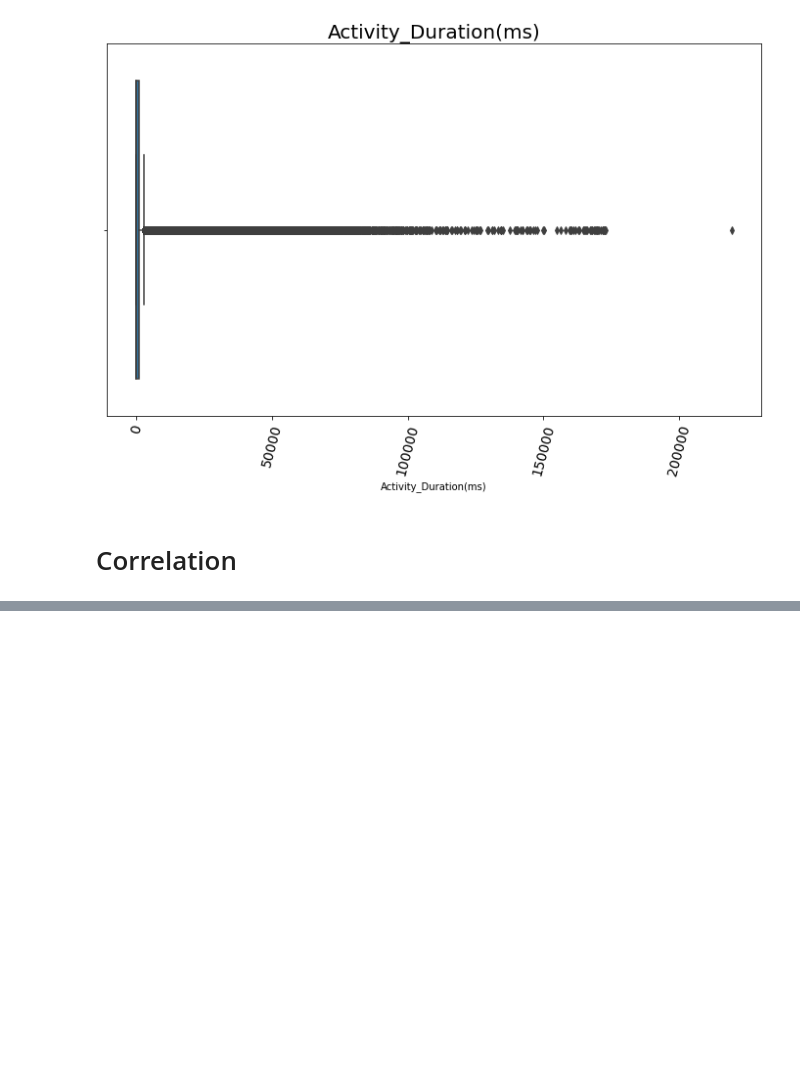
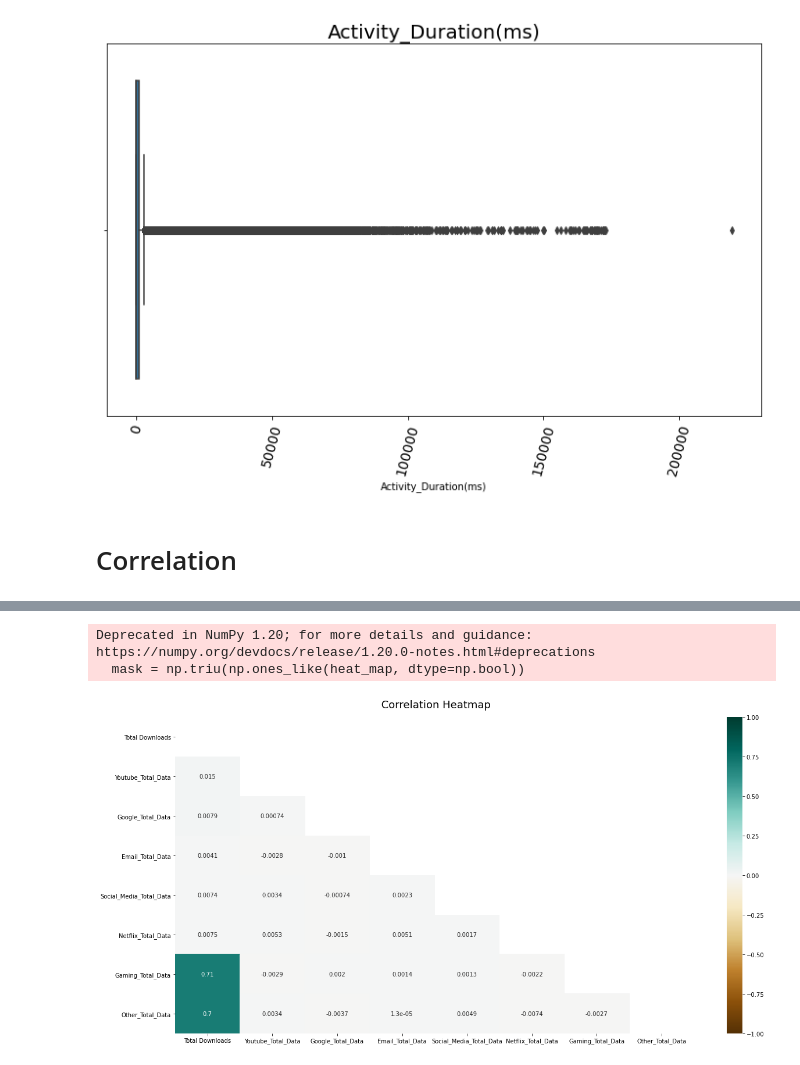
Before and after one commit to dagmawiii03/Telecom_Analysis, a Jupyter notebook: Notebook/Untitled1.ipynb, the cells around one changed output, grey strips where cells are left out. Saved outputs shown, nothing was run; the diff lists cells and outputs as text; code cells hidden in the pictures; blank space fills up the shorter version.

Commit message:
done with correlation to total downloads

```diff
--- a/Notebook/Untitled1.ipynb
+++ b/Notebook/Untitled1.ipynb
@@ -360,0 +376,10 @@ draw.plot_box(dfExp,'Activity_Duration(ms)' ,'Activity_Duration(ms)')
+# %%
+plt.figure(figsize=(20, 10))
+
+mask = np.triu(np.ones_like(heat_map, dtype=np.bool))
+heatmap = sns.heatmap(heat_map, mask=mask, vmin=-1, vmax=1, annot=True, cmap='r')
+heatmap.set_title(' Correlation Heatmap', fontdict={'fontsize':18}, pad=16);
+# %% [output]
+Deprecated in NumPy 1.20; for more details and guidance: https://numpy.org/devdocs/release/1.20.0-notes.html#deprecations
+  mask = np.triu(np.ones_like(heat_map, dtype=np.bool))
+[figure, added]
```
Also changed, not shown: parts of 2 cells of this notebook.
